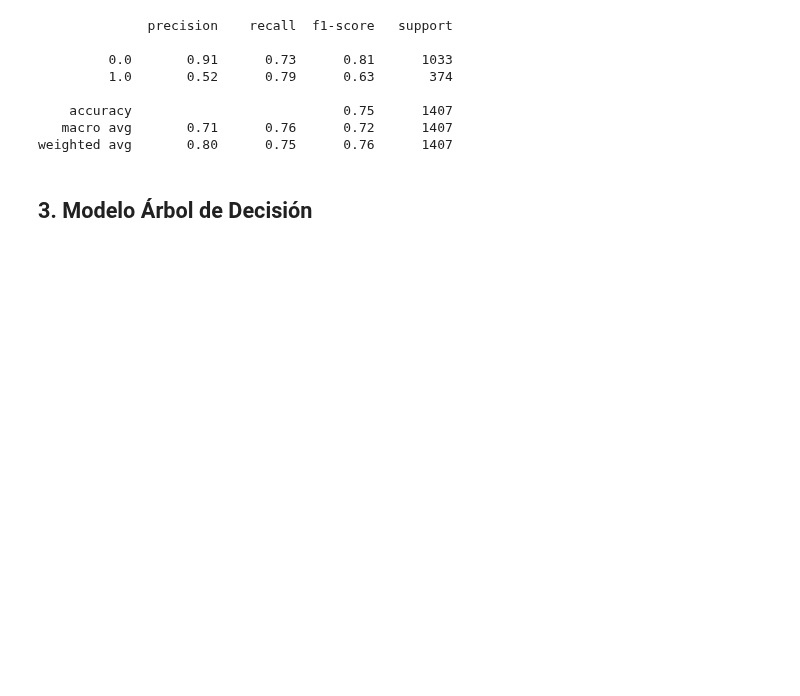
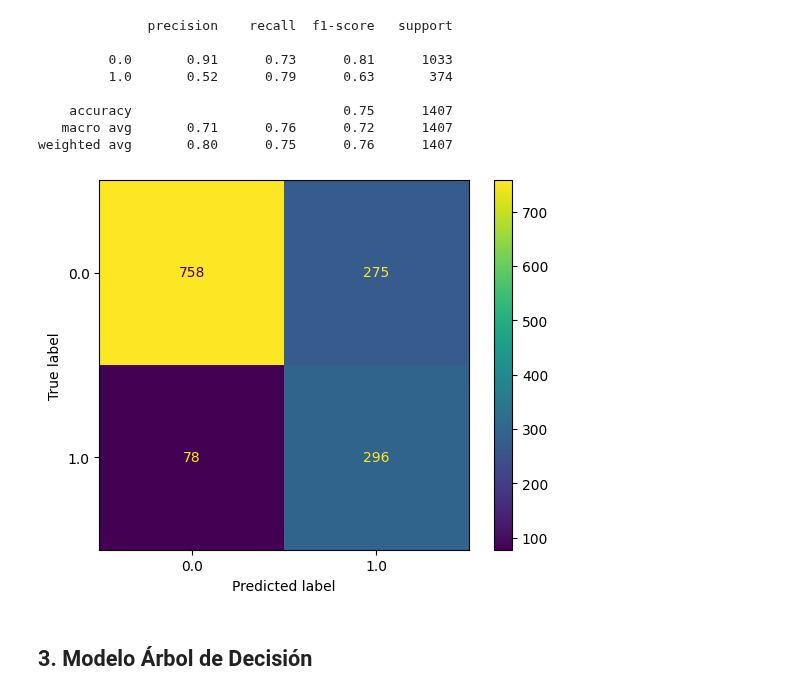
Before and after one commit to Anel-7/challenge-TelecomX-2-prediccion-de-evasion-de-clientes, a Jupyter notebook: TelecomX2.ipynb, the cells around one changed output. Cells and saved outputs as stored; diff of their text form; code cells hidden in the pictures; blank space fills up the shorter version.

```diff
--- a/TelecomX2.ipynb
+++ b/TelecomX2.ipynb
@@ -342,9 +348,9 @@ modelo_log_b.fit(X_train, y_train)
 # %% [output]
 LogisticRegression(class_weight='balanced', max_iter=1000)
 # %%
-y_pred_log = modelo_log_b.predict(X_test)
+y_pred_log_b = modelo_log_b.predict(X_test)
 
-print(classification_report(y_test, y_pred_log))
+print(classification_report(y_test, y_pred_log_b))
 # %% [output]
               precision    recall  f1-score   support
 
@@ -354,6 +360,10 @@ print(classification_report(y_test, y_pred_log))
     accuracy                           0.75      1407
    macro avg       0.71      0.76      0.72      1407
 weighted avg       0.80      0.75      0.76      1407
+# %%
+ConfusionMatrixDisplay.from_predictions(y_test, y_pred_log_b);
+# %% [output]
+[figure, added]
 # %% [markdown]
 ## 3. Modelo Árbol de Decisión
 # %%
```
Also changed, not shown: parts of 12 cells of this notebook.
